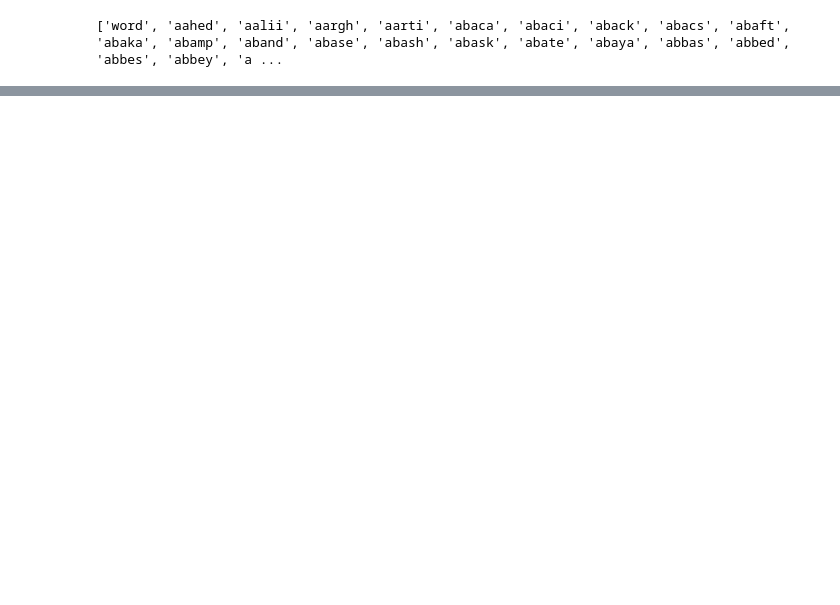
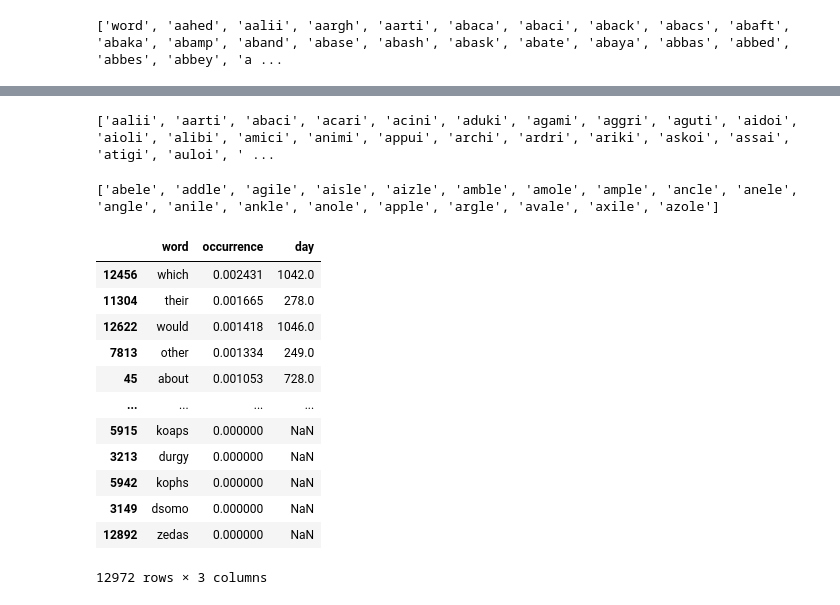
Before and after one commit to cmu-crafting-software/in-class-2024, a Jupyter notebook: feb-18-jupyter/world_guesser.ipynb, the cells around one changed output, grey strips where cells are left out. Cells and saved outputs as stored; diff of their text form; code cells hidden in the pictures; blank space fills up the shorter version.

```diff
--- a/feb-18-jupyter/world_guesser.ipynb
+++ b/feb-18-jupyter/world_guesser.ipynb
@@ -32,0 +12,46 @@ Words matching the pattern: ['abele', 'addle', 'agile', 'aisle', 'aizle', 'amble
+# %%
+import re
+#matching_words=[]
+#pattern = r"\ba..le\b"
+#pattern = re.compile(pattern)
+#for word in word_list:
+#    if pattern.fullmatch(word):
+#        matching_words.append(word)
+#matching_words
+
+# turn this into a function that generates different matching words list, then call this function in later cells
+matching_words=[]
+def matching(pattern, matching_words):
+    pattern = re.compile(pattern)
+    matching_words=[]
+    for word in word_list:
+        if pattern.fullmatch(word):
+            matching_words.append(word)
+    return matching_words
+
+print(matching(r"\ba...i\b",matching_words))
+# %% [output]
+['aalii', 'aarti', 'abaci', 'acari', 'acini', 'aduki', 'agami', 'aggri', 'aguti', 'aidoi', 'aioli', 'alibi', 'amici', 'animi', 'appui', 'archi', 'ardri', 'ariki', 'askoi', 'assai', 'atigi', 'auloi', ' ...
+# %%
+print(matching(r"\ba..le\b",matching_words))
+# %% [output]
+['abele', 'addle', 'agile', 'aisle', 'aizle', 'amble', 'amole', 'ample', 'ancle', 'anele', 'angle', 'anile', 'ankle', 'anole', 'apple', 'argle', 'avale', 'axile', 'azole']
+# %%
+import pandas as pd
+df = pd.read_csv('wordle.csv')
+sorted_df = df.sort_values(by=["occurrence"], ascending=False)
+sorted_df
+# %% [output]
+|  | word | occurrence | day |
+| 12456 | which | 0.002431 | 1042.0 |
+| 11304 | their | 0.001665 | 278.0 |
+| 12622 | would | 0.001418 | 1046.0 |
+| 7813 | other | 0.001334 | 249.0 |
+| 45 | about | 0.001053 | 728.0 |
+| ... | ... | ... | ... |
+| 5915 | koaps | 0.000000 | NaN |
+| 3213 | durgy | 0.000000 | NaN |
+| 5942 | kophs | 0.000000 | NaN |
+| 3149 | dsomo | 0.000000 | NaN |
+| 12892 | zedas | 0.000000 | NaN |
+12972 rows × 3 columns
```
Also changed, not shown: parts of 2 cells of this notebook.
